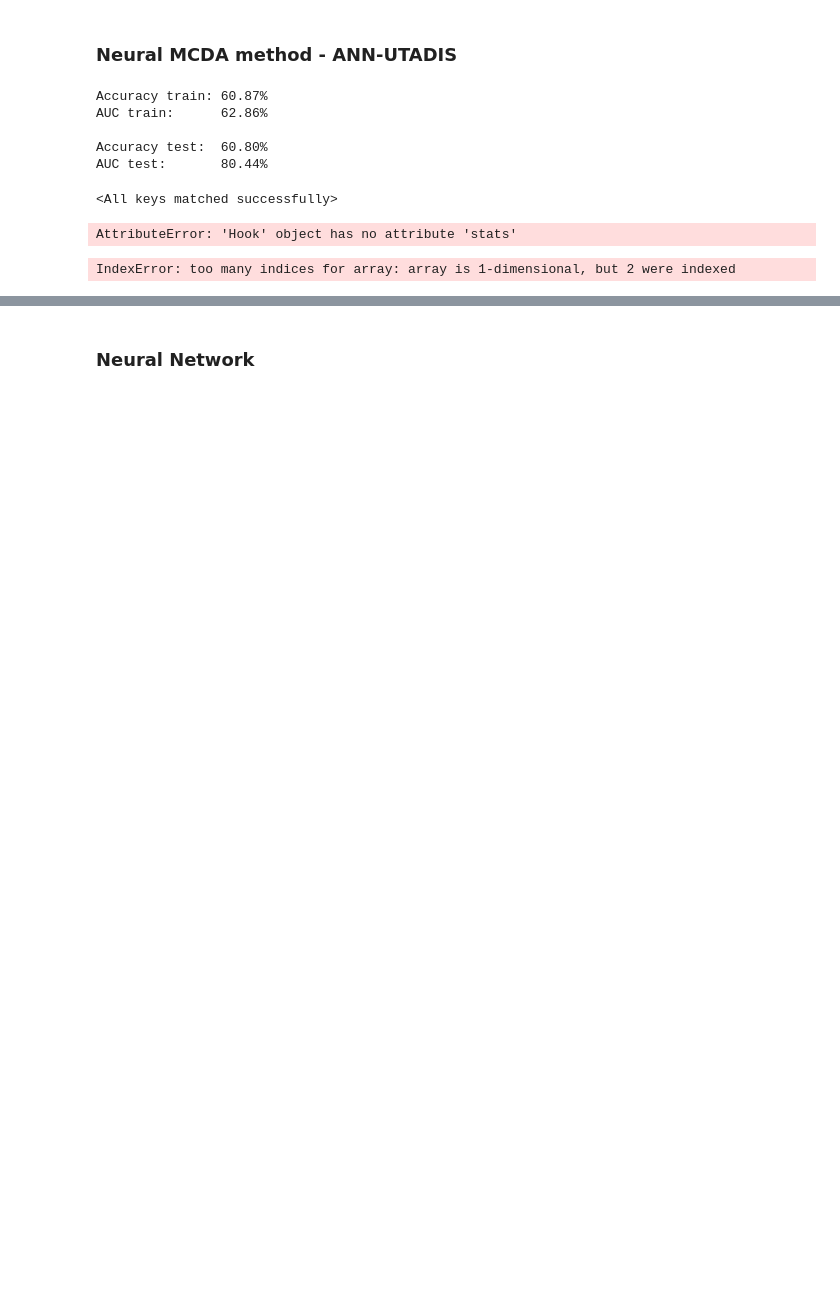
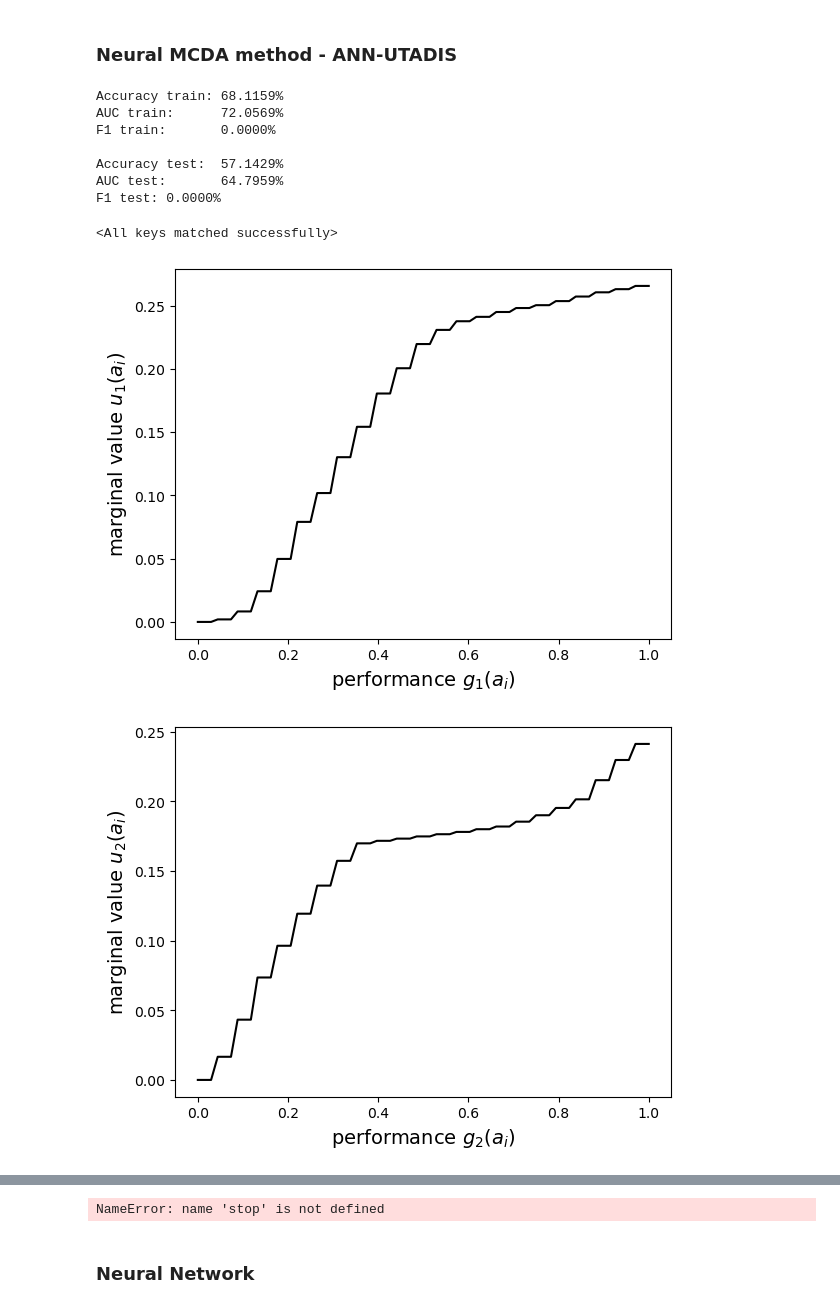
Before and after one commit to krystianMoras/decision_analysis_projects, a Jupyter notebook: project3/models.ipynb, the cells around one changed output, grey strips where cells are left out. Saved outputs shown, nothing was run; the diff lists cells and outputs as text; code cells hidden in the pictures; blank space fills up the shorter version.

```diff
--- a/project3/models.ipynb
+++ b/project3/models.ipynb
@@ -151,28 +205,33 @@ test_dataloader = CreateDataLoader(X_test, y_test)
 # %%
 PATH = "uta.pt2"
 uta = Uta(criteria_nr, 30)
+model = NormLayer(uta, criteria_nr)
 
-acc, acc_test, auc, auc_test = Train(uta, train_dataloader, test_dataloader, PATH)
+acc, acc_test, auc, auc_test, f1, f1_test = Train(model, train_dataloader, test_dataloader, PATH)
 
-print("Accuracy train:\t%.2f%%" % (acc * 100.0))
-print("AUC train: \t%.2f%%" % (acc_test * 100.0))
+print("Accuracy train:\t%.4f%%" % (acc * 100.0))
+print("AUC train: \t%.4f%%" % (auc * 100.0))
+print("F1 train: \t%.4f%%" % (f1 * 100))
+
 print()
-print("Accuracy test:\t%.2f%%" % (auc * 100.0))
-print("AUC test: \t%.2f%%" % (auc_test * 100.0))
+
+print("Accuracy test:\t%.4f%%" % (acc_test * 100.0))
+print("AUC test: \t%.4f%%" % (auc_test * 100.0))
+print("F1 test: %.4f%%" % (f1_test * 100))
 # %% [output]
-Accuracy train: 60.87%
-AUC train:      62.86%
+Accuracy train: 68.1159%
+AUC train:      72.0569%
+F1 train:       0.0000%
 
-Accuracy test:  60.80%
-AUC test:       80.44%
+Accuracy test:  57.1429%
+AUC test:       64.7959%
+F1 test: 0.0000%
 # %%
 checkpoint = torch.load(PATH)
-uta.load_state_dict(checkpoint["model_state_dict"])
+model.load_state_dict(checkpoint["model_state_dict"])
 # %% [output]
 <All keys matched successfully>
 # %%
-# TODO: should be working for just uta
-
 def getSimpleInput(val):
     return torch.FloatTensor([[val] * criteria_nr]).view(1, 1, -1).cpu()
 
@@ -180,23 +239,23 @@ def getSimpleInput(val):
 hook = Hook(model.method.criterionLayerCombine, append_output)
 xs = []
 with torch.no_grad():
-    for i in range(201):
-        val = i / 200.0
+    for i in range(69):
+        val = i / 68.0
         x = getSimpleInput(val)
         xs.append(val)
         uta(x)
 
 outs = np.array(torch.stack(hook.stats)[:, 0].detach().cpu())
-outs = model.method.sum_layer.weight.detach().numpy()[0]
+outs = outs * model.method.sum_layer.weight.detach().numpy()[0]
 outs = outs[::3] - outs[::3][0]
 outs = outs / outs[-1].sum()
-# %% [output]
-AttributeError: 'Hook' object has no attribute 'stats'
 # %%
 for i in range(criteria_nr):
-    plt.plot(xs, outs[:, i], color="black")
+    y = outs[:, i]
+    plt.plot(xs, y.repeat(3), color="black")
     plt.ylabel("marginal value $u_{0}(a_i)$".format(i + 1), fontsize=14)
     plt.xlabel("performance $g_{0}(a_i)$".format(i + 1), fontsize=14)
     plt.show()
 # %% [output]
-IndexError: too many indices for array: array is 1-dimensional, but 2 were indexed
+[figure, added]
+[figure, added]
@@ -203,3 +267,7 @@ IndexError: too many indices for array: array is 1-dimensional, but 2 were index
+# %%
+stop
+# %% [output]
+NameError: name 'stop' is not defined
 # %% [markdown]
 ### Neural Network
 # %%
```
Also changed, not shown: parts of 17 cells of this notebook, 6 other files.
